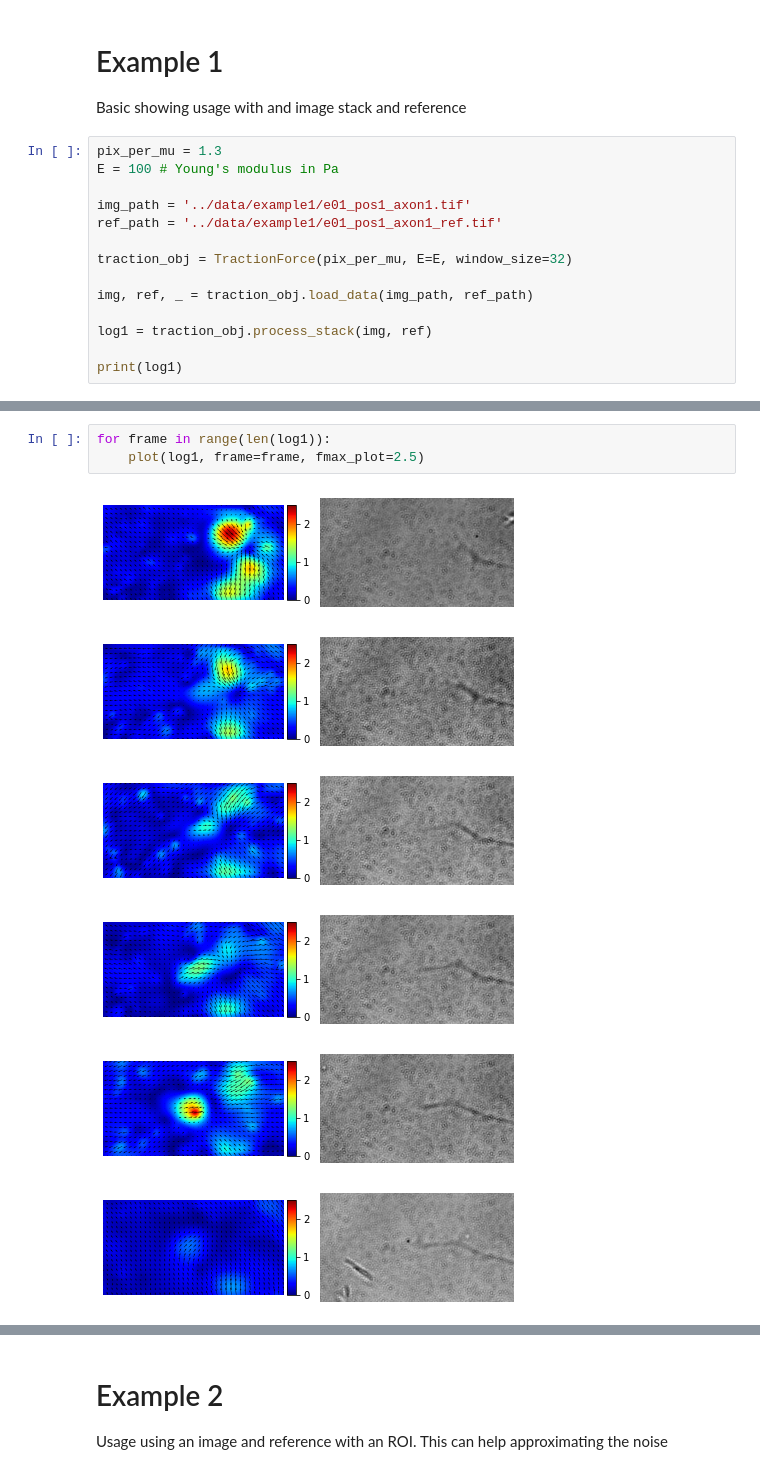
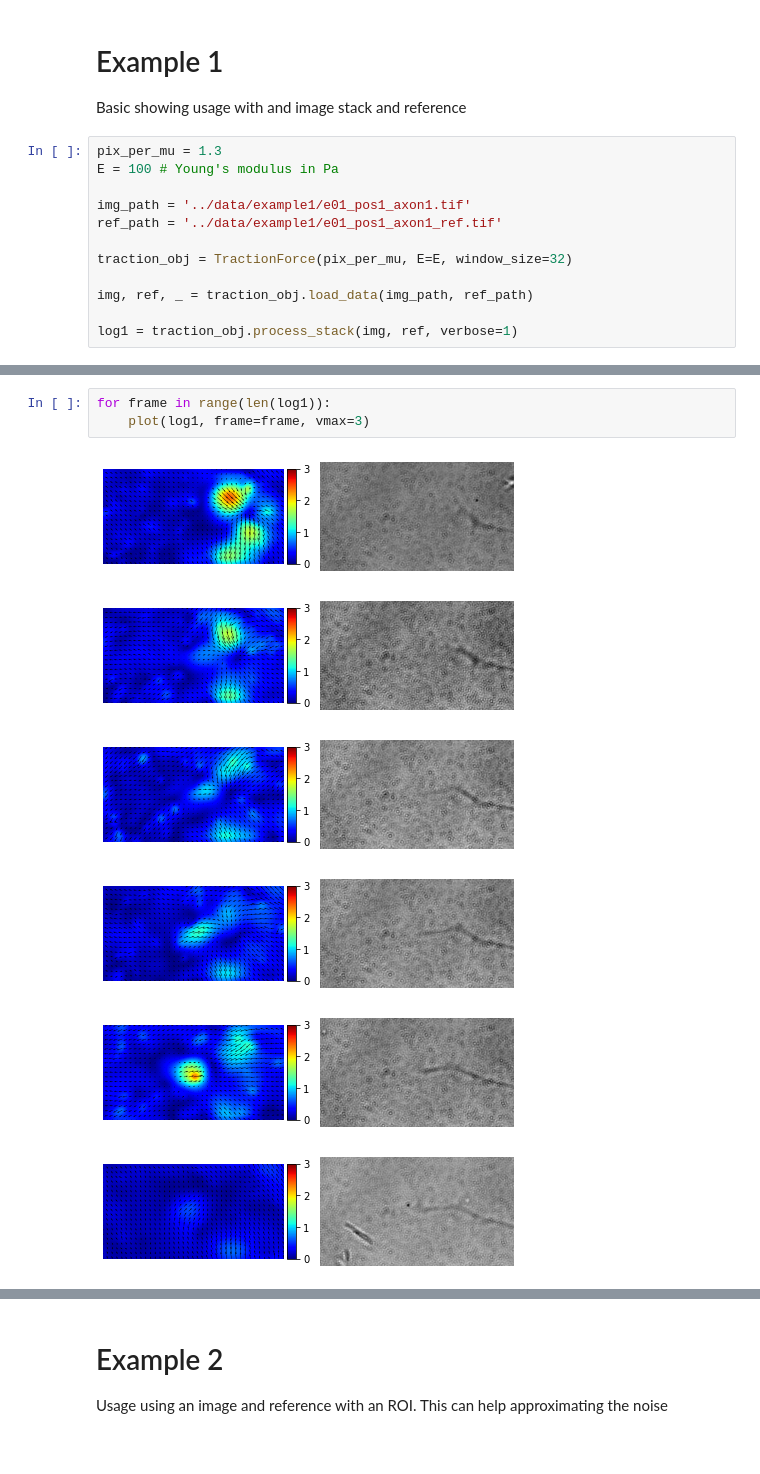
Before and after one commit to rg314/pytraction, a Jupyter notebook: scripts/usage.ipynb, the cells around one changed output, grey strips where cells are left out. Cells and saved outputs as stored; diff of their text form.

```diff
--- a/scripts/usage.ipynb
+++ b/scripts/usage.ipynb
@@ -20,7 +20,5 @@ traction_obj = TractionForce(pix_per_mu, E=E, window_size=32)
 
 img, ref, _ = traction_obj.load_data(img_path, ref_path)
 
-log1 = traction_obj.process_stack(img, ref)
-
-print(log1)
+log1 = traction_obj.process_stack(img, ref, verbose=1)
 # %% [output]
@@ -44,10 +35,10 @@ Parameters
 # %%
 for frame in range(len(log1)):
-    plot(log1, frame=frame, fmax_plot=2.5)
+    plot(log1, frame=frame, vmax=3)
 # %% [output]
-[figure, old version]
+[figure, new version]
-[figure, old version]
+[figure, new version]
-[figure, old version]
+[figure, new version]
-[figure, old version]
+[figure, new version]
-[figure, old version]
+[figure, new version]
-[figure, old version]
+[figure, new version]
```
Also changed, not shown: parts of 7 cells of this notebook, 5 other files.
